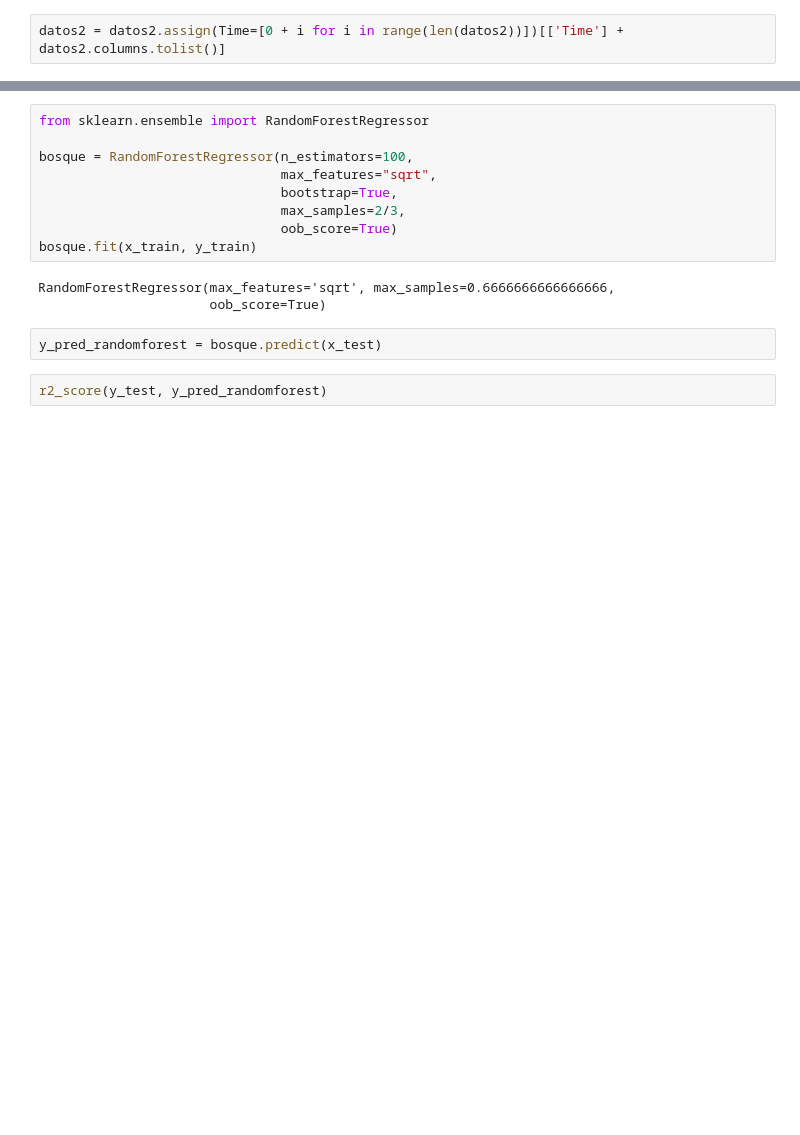
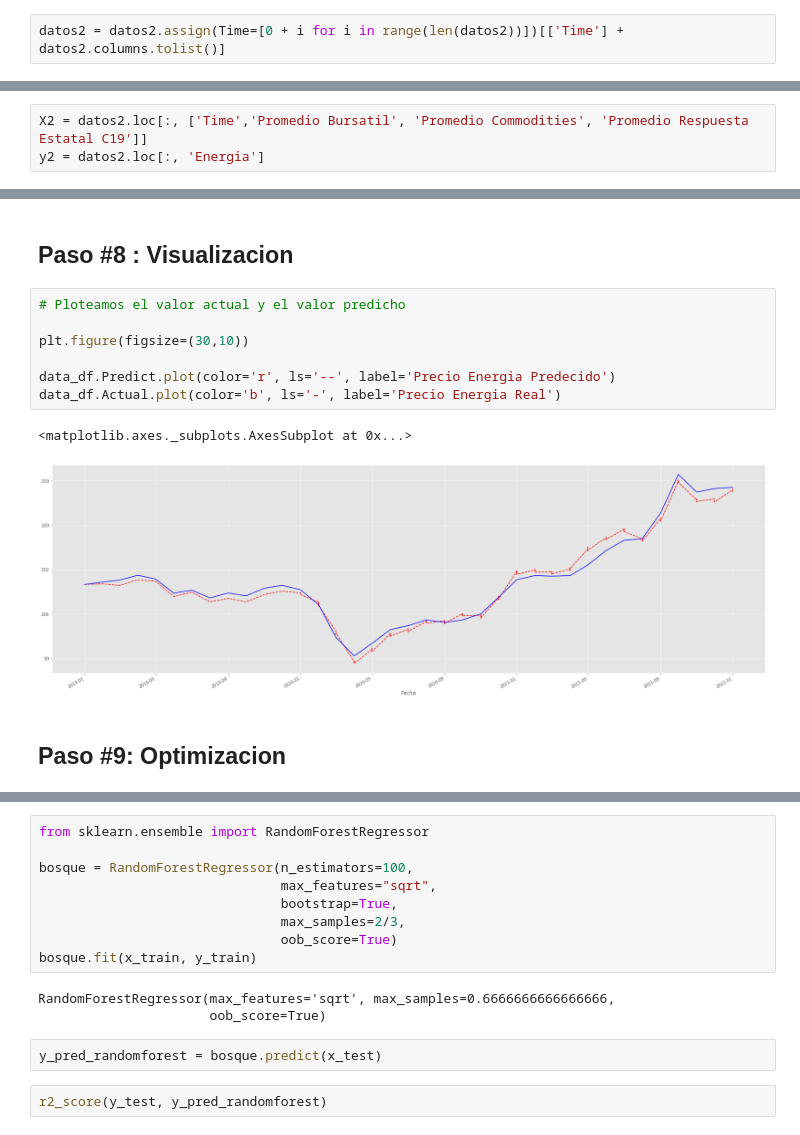
Before and after one commit to RufinoMartin/Coderhouse2021, a Jupyter notebook: Notebook_Integrado.ipynb, the cells around one changed output, grey strips where cells are left out. Drawn from its saved outputs; the diff is of its cells as text; blank space fills up the shorter version.

```diff
--- a/Notebook_Integrado.ipynb
+++ b/Notebook_Integrado.ipynb
@@ -1594,0 +1415,3 @@ AttributeError: ignored
+# %%
+X2 = datos2.loc[:, ['Time','Promedio Bursatil', 'Promedio Commodities', 'Promedio Respuesta Estatal C19']]
+y2 = datos2.loc[:, 'Energia']
@@ -1594,0 +1489,14 @@ AttributeError: ignored
+# %% [markdown]
+## Paso #8 : Visualizacion
+# %%
+# Ploteamos el valor actual y el valor predicho
+
+plt.figure(figsize=(30,10))
+
+data_df.Predict.plot(color='r', ls='--', label='Precio Energia Predecido')
+data_df.Actual.plot(color='b', ls='-', label='Precio Energia Real')
+# %% [output]
+<matplotlib.axes._subplots.AxesSubplot at 0x...>
+[figure, added]
+# %% [markdown]
+## Paso #9: Optimizacion
```
Also changed, not shown: parts of 85 cells of this notebook.
